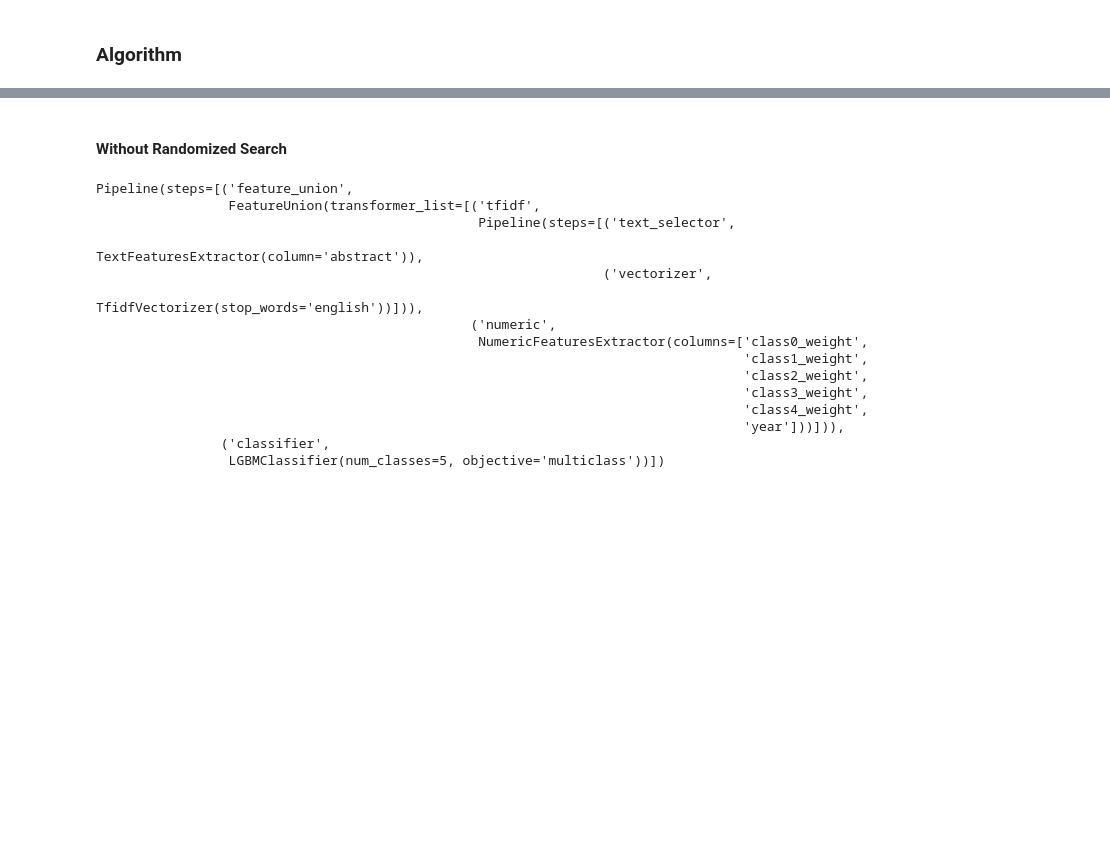
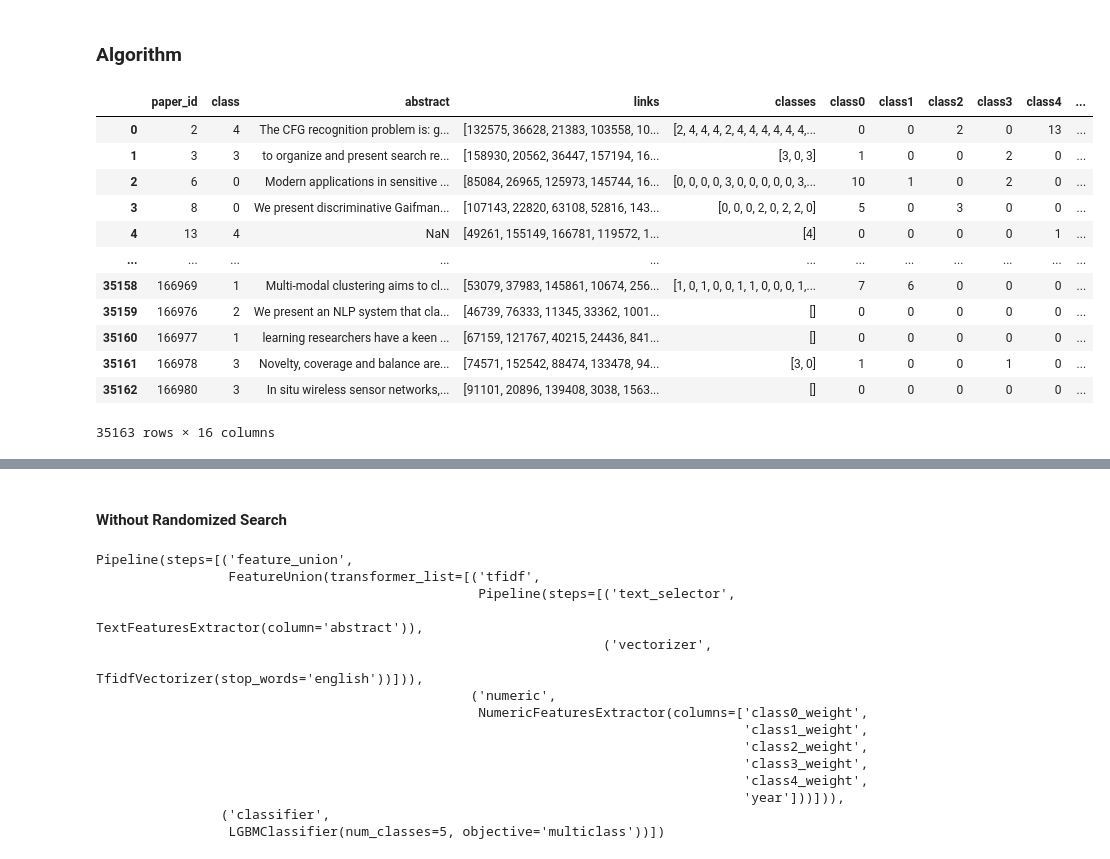
Before and after one commit to panagiotisgia/Publication_Venue_Prediction, a Jupyter notebook: main.ipynb, the cells around one changed output, grey strips where cells are left out. Cells and saved outputs as stored; diff of their text form; code cells hidden in the pictures; blank space fills up the shorter version.

```diff
--- a/main.ipynb
+++ b/main.ipynb
@@ -166,4 +61,6 @@ export_dict_to_csv(cleaned_abstracts, 'clean_abstracts.csv')
 # %%
+#### All papers ####
+
 # Import Numeric features
 df_edgelist = pd.read_csv('features_edgelist.csv')
 df_authors  = pd.read_csv('features_authors.csv')
@@ -171,11 +68,8 @@ df_authors  = pd.read_csv('features_authors.csv')
 df_year = pd.read_csv(year_path, header=None)
 df_year.columns = ['paper_id','year']
 
-df_numeric = pd.merge(df_edgelist,df_authors, on='paper_id')
-# select only the 'class{}_weight' columns
-df_numeric = df_numeric.filter(regex='class\d_weight')
+# Numeric Features (Edgelist and Year)
+df_numeric = pd.merge(df_edgelist,df_year, on='paper_id')
 
 # Text feautures
-df_text = pd.DataFrame(list(cleaned_abstracts.values()))
-# replace the name of the first column
-df_text.columns = ['abstract']
+df_text = pd.read_csv('cleaned_abstracts.csv')
@@ -184,0 +76,26 @@ df_numeric = pd.merge(df_edgelist,df_year, on='paper_id')
+# %%
+#####  Train data #####
+y_train = pd.read_csv(y_train_path, header=None)
+y_train.columns = ['paper_id','class']
+
+# merge df1 with df2
+merged_df = pd.merge(y_train, df_text, on="paper_id", how="inner")
+
+# merge the resulting dataframe with df3
+df_train = pd.merge(merged_df, df_numeric, on="paper_id", how="inner")
+
+df_train
+# %% [output]
+|  | paper_id | class | abstract | links | classes | class0 | class1 | class2 | class3 | class4 | ... |
+| 0 | 2 | 4 | The CFG recognition problem is: g... | [132575, 36628, 21383, 103558, 10... | [2, 4, 4, 4, 2, 4, 4, 4, 4, 4, 4,... | 0 | 0 | 2 | 0 | 13 | ... |
+| 1 | 3 | 3 | to organize and present search re... | [158930, 20562, 36447, 157194, 16... | [3, 0, 3] | 1 | 0 | 0 | 2 | 0 | ... |
+| 2 | 6 | 0 | Modern applications in sensitive ... | [85084, 26965, 125973, 145744, 16... | [0, 0, 0, 0, 3, 0, 0, 0, 0, 0, 3,... | 10 | 1 | 0 | 2 | 0 | ... |
+| 3 | 8 | 0 | We present discriminative Gaifman... | [107143, 22820, 63108, 52816, 143... | [0, 0, 0, 2, 0, 2, 2, 0] | 5 | 0 | 3 | 0 | 0 | ... |
+| 4 | 13 | 4 | NaN | [49261, 155149, 166781, 119572, 1... | [4] | 0 | 0 | 0 | 0 | 1 | ... |
+| ... | ... | ... | ... | ... | ... | ... | ... | ... | ... | ... | ... |
+| 35158 | 166969 | 1 | Multi-modal clustering aims to cl... | [53079, 37983, 145861, 10674, 256... | [1, 0, 1, 0, 0, 1, 1, 0, 0, 0, 1,... | 7 | 6 | 0 | 0 | 0 | ... |
+| 35159 | 166976 | 2 | We present an NLP system that cla... | [46739, 76333, 11345, 33362, 1001... | [] | 0 | 0 | 0 | 0 | 0 | ... |
+| 35160 | 166977 | 1 | learning researchers have a keen ... | [67159, 121767, 40215, 24436, 841... | [] | 0 | 0 | 0 | 0 | 0 | ... |
+| 35161 | 166978 | 3 | Novelty, coverage and balance are... | [74571, 152542, 88474, 133478, 94... | [3, 0] | 1 | 0 | 0 | 1 | 0 | ... |
+| 35162 | 166980 | 3 | In situ wireless sensor networks,... | [91101, 20896, 139408, 3038, 1563... | [] | 0 | 0 | 0 | 0 | 0 | ... |
+35163 rows × 16 columns
```
Also changed, not shown: parts of 22 cells of this notebook, 1 other file.
